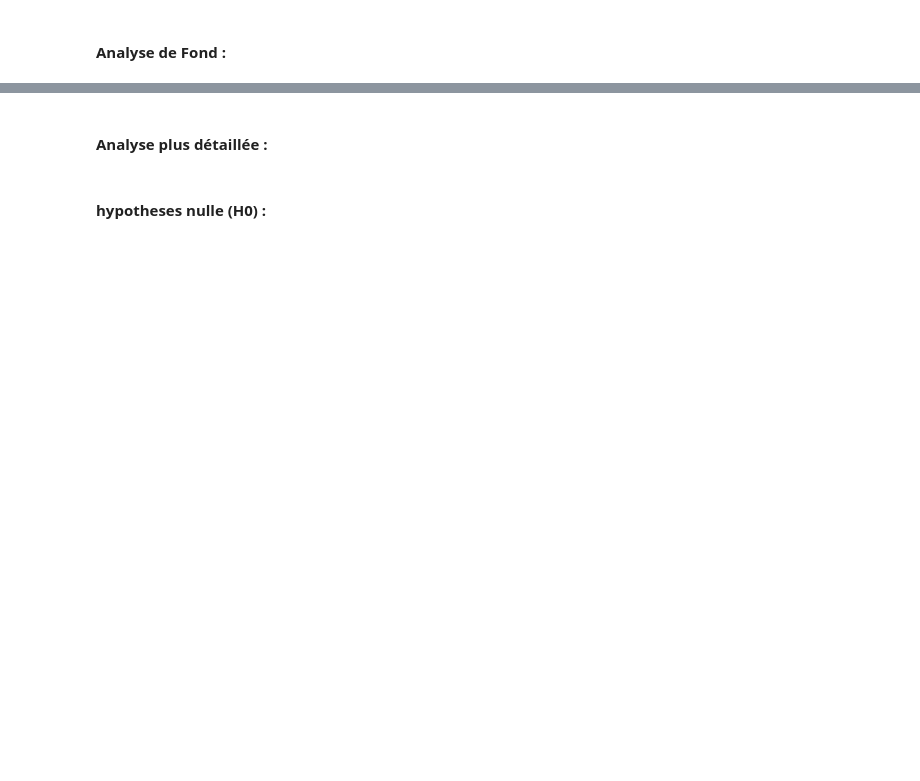
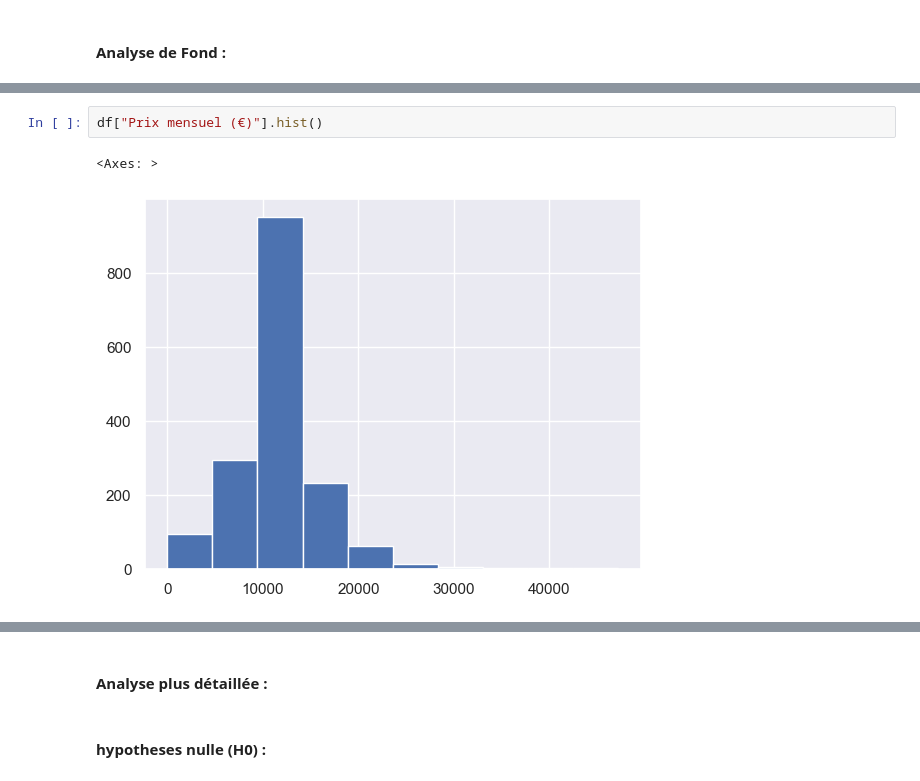
Before and after one commit to Zhuanu/Projet-DALAS, a Jupyter notebook: eda.ipynb, the cells around one changed output, grey strips where cells are left out. Drawn from its saved outputs; the diff is of its cells as text; blank space fills up the shorter version.

```diff
--- a/eda.ipynb
+++ b/eda.ipynb
@@ -164,0 +188,5 @@ sns.pairplot(new_df, hue='Cluster')
+# %%
+df["Prix mensuel (€)"].hist()
+# %% [output]
+<Axes: >
+[figure, added]
```
Also changed, not shown: parts of 24 cells of this notebook.
